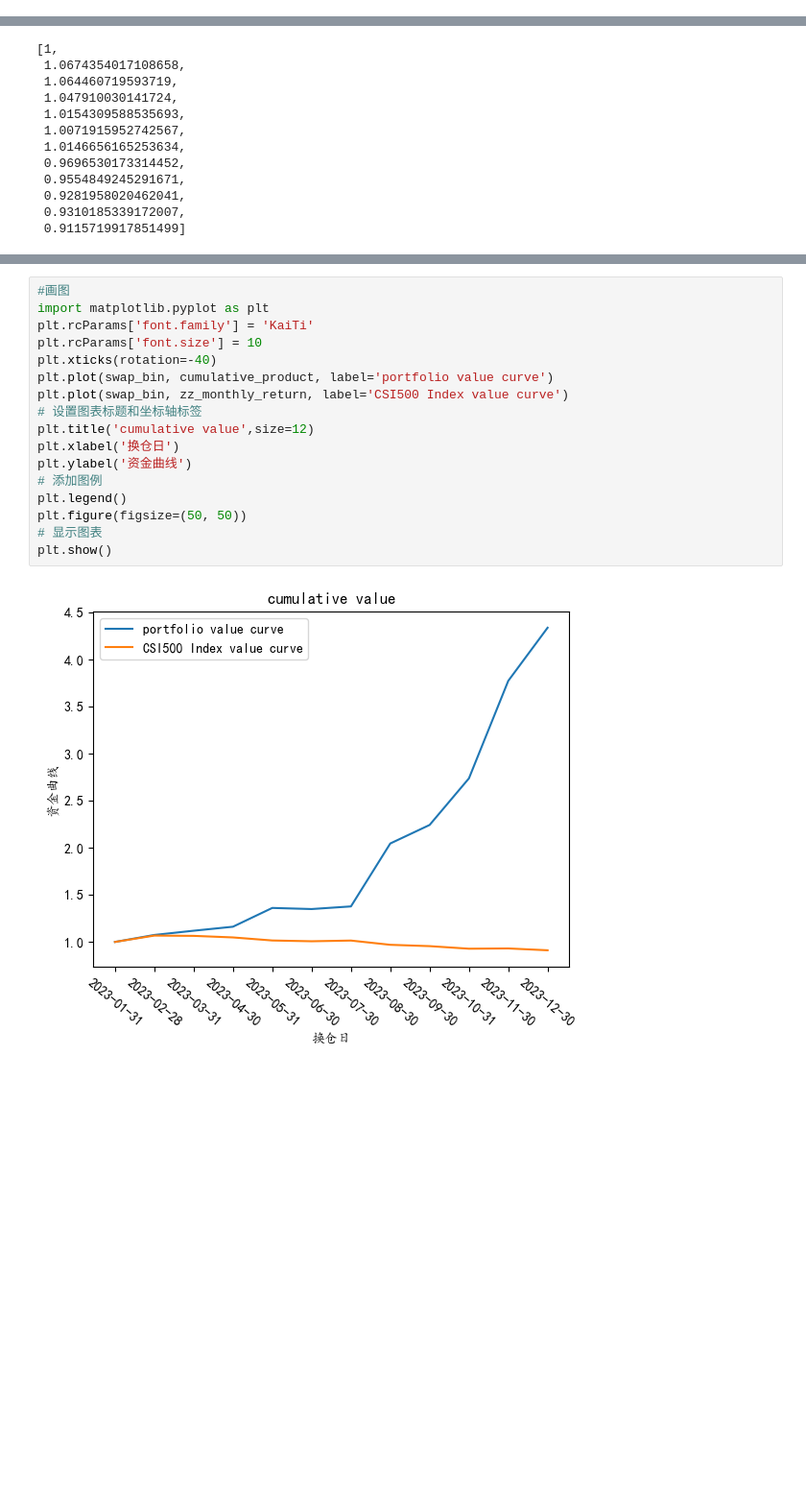
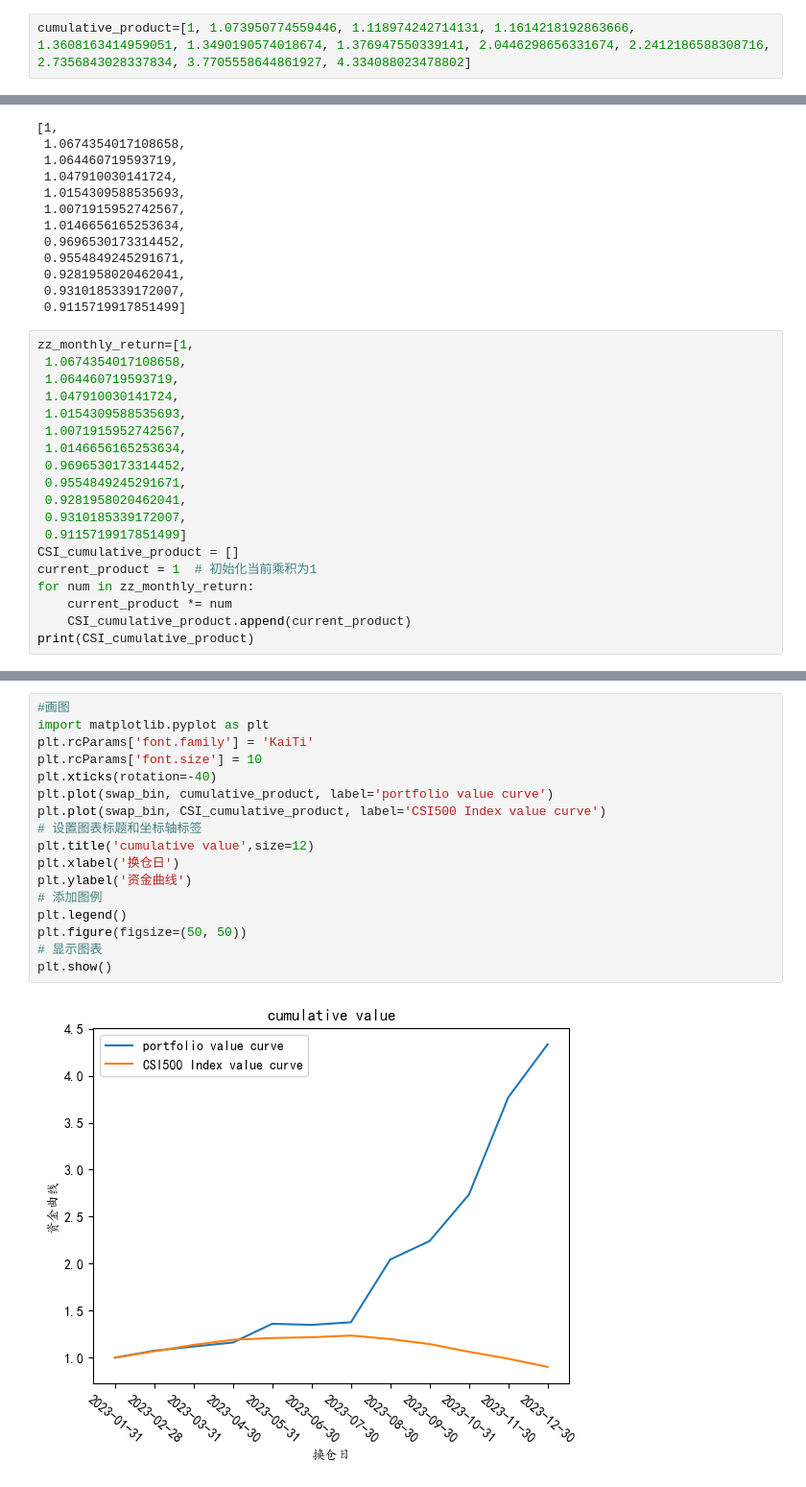
Before and after one commit to jiayaoyao666/Capstone, a Jupyter notebook: code and data/Single Factor Back Test.ipynb, the cells around one changed output, grey strips where cells are left out. Shown at 96% size. Drawn from its saved outputs; the diff is of its cells as text; blank space fills up the shorter version.

Commit message:
revise the cummulative product value of CSI500 Index

```diff
--- a/code and data/Single Factor Back Test.ipynb
+++ b/code and data/Single Factor Back Test.ipynb
@@ -486,6 +486,8 @@ for num in month_11_return:
 print(cumulative_product)
 # %% [output]
 [1, 1.073950774559446, 1.118974242714131, 1.1614218192863666, 1.3608163414959051, 1.3490190574018674, 1.376947550339141, 2.0446298656331674, 2.2412186588308716, 2.7356843028337834, 3.7705558644861927, ...
+# %%
+cumulative_product=[1, 1.073950774559446, 1.118974242714131, 1.1614218192863666, 1.3608163414959051, 1.3490190574018674, 1.376947550339141, 2.0446298656331674, 2.2412186588308716, 2.7356843028337834, 3.7705558644861927, 4.334088023478802]
 # %%
 #hitrate的计算，即股票一个月内是否上涨
 revenue_list1=[]#return
@@ -600,3 +602,22 @@ zz_monthly_return
  0.9281958020462041,
  0.9310185339172007,
  0.9115719917851499]
+# %%
+zz_monthly_return=[1,
+ 1.0674354017108658,
+ 1.064460719593719,
+ 1.047910030141724,
+ 1.0154309588535693,
+ 1.0071915952742567,
+ 1.0146656165253634,
+ 0.9696530173314452,
+ 0.9554849245291671,
+ 0.9281958020462041,
+ 0.9310185339172007,
+ 0.9115719917851499]
+CSI_cumulative_product = []
+current_product = 1  # 初始化当前乘积为1
+for num in zz_monthly_return:
+    current_product *= num
+    CSI_cumulative_product.append(current_product)
+print(CSI_cumulative_product)
@@ -603,20 +626,20 @@ zz_monthly_return
 # %%
 #画图
 import matplotlib.pyplot as plt
 plt.rcParams['font.family'] = 'KaiTi'
 plt.rcParams['font.size'] = 10
 plt.xticks(rotation=-40)
 plt.plot(swap_bin, cumulative_product, label='portfolio value curve')
-plt.plot(swap_bin, zz_monthly_return, label='CSI500 Index value curve')
+plt.plot(swap_bin, CSI_cumulative_product, label='CSI500 Index value curve')
 # 设置图表标题和坐标轴标签
 plt.title('cumulative value',size=12)
 plt.xlabel('换仓日')
 plt.ylabel('资金曲线')
 # 添加图例
 plt.legend()
 plt.figure(figsize=(50, 50))
 # 显示图表
 plt.show()
 # %% [output]
-[figure, old version]
+[figure, new version]
 <Figure size 5000x5000 with 0 Axes>
```
Also changed, not shown: parts of 1 cell of this notebook, 1 other file.
